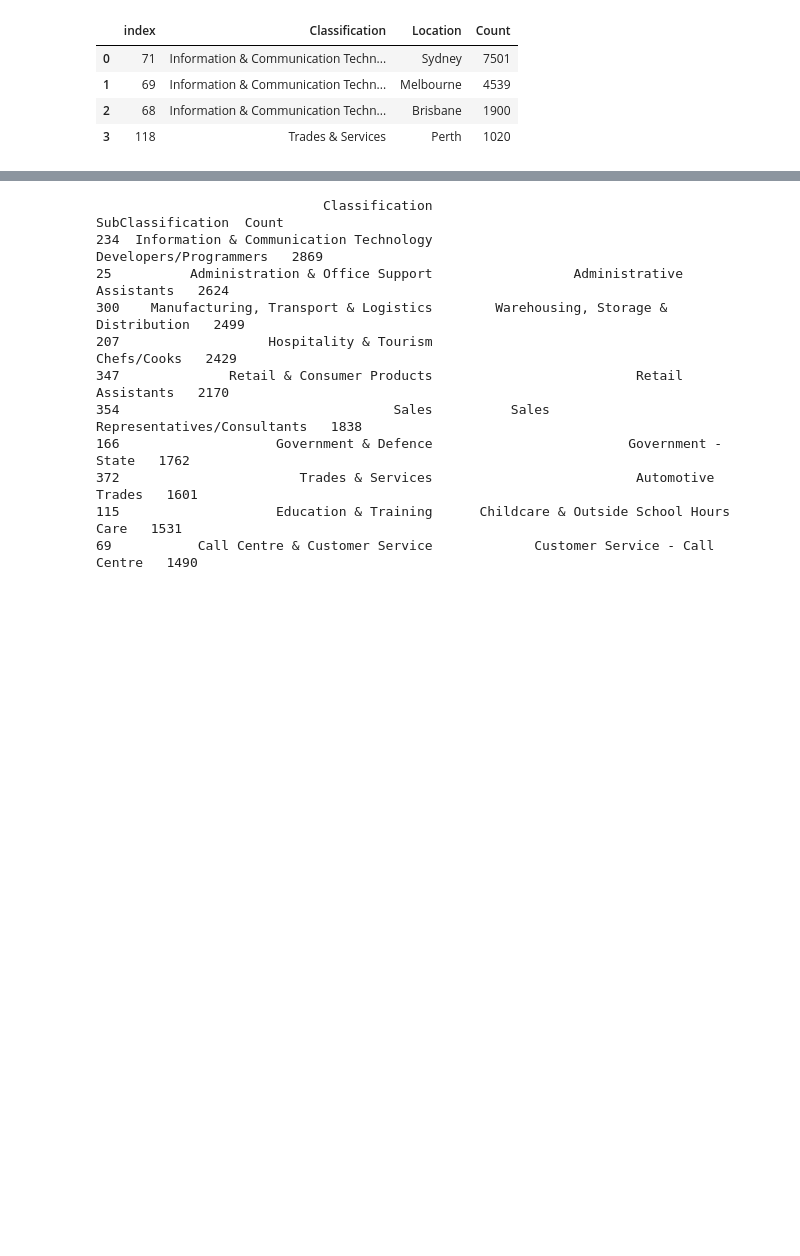
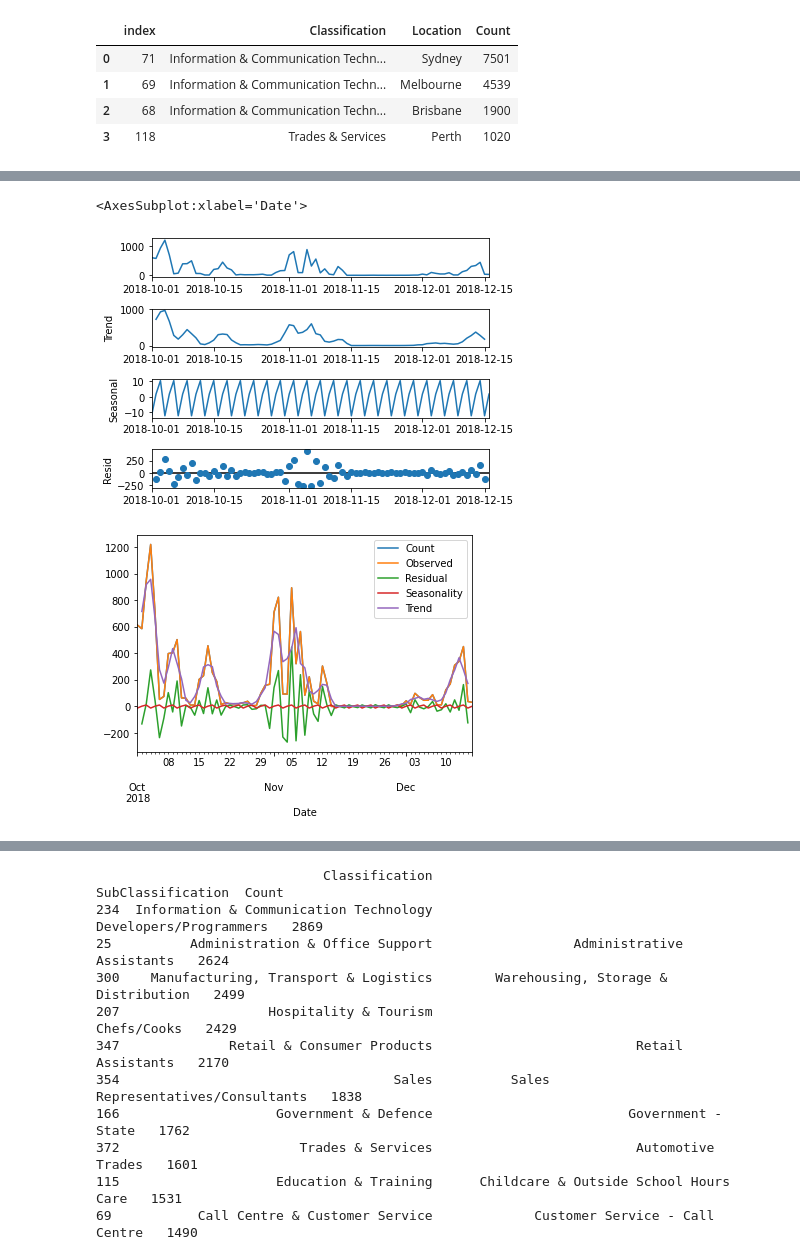
Before and after one commit to WTW257/s5132262_3803ICT, a Jupyter notebook: Assignment.ipynb, the cells around one changed output, grey strips where cells are left out. Cells and saved outputs as stored; diff of their text form; code cells hidden in the pictures; blank space fills up the shorter version.

```diff
--- a/Assignment.ipynb
+++ b/Assignment.ipynb
@@ -305,2 +308,55 @@ Name: Count, dtype: int64
 <AxesSubplot:title={'center':'Job postings per date'}, xlabel='Date', ylabel='Number of job postings'>
 [figure]
+# %%
+# Based on posting pattern - Use the predictive analysis - time series model to get current seasonality and trend
+from datetime import datetime
+from statsmodels.tsa.seasonal import seasonal_decompose
+
+# create a function to set and sort the date index for calculating seasonality
+def date_index(df_input, variable='Date'):
+    # Copy original dataset
+    df = df_input.copy()
+
+    # Change the data type of the variable/column to datetime if not done already
+    df[variable] = pd.to_datetime(df[variable])
+
+    # Sort values and index according to their value and index
+    df.sort_values(variable, inplace=True)
+    df.set_index(variable, inplace=True)
+
+    # Returned converted, indexed, and sorted data
+    return df
+
+# Function to combine the seasonal decomposition and data -> returns the observed, residual, seasonality, and trend of data
+def combine_sd_ts(df, season_df):
+    df['Observed'] = season_df.observed
+    df['Residual'] = season_df.resid
+    df['Seasonality'] = season_df.seasonal
+    df['Trend'] = season_df.trend
+
+# Load data and convert to date time
+data6c = data[['Date']].copy()
+data6c['Date'] = pd.to_datetime(data6c['Date'])
+
+# Create time series version fo the data
+data6ts = data6c.groupby(['Date']).size().reset_index().rename(columns={0:'Count'}).sort_values(by=['Date'], ascending=True)
+
+# Normalize count as the different months have different days
+data6ts['Count'] = data6ts['Count'] / pd.to_datetime(data6ts['Date']).dt.day
+
+# Index the data
+data6ts = date_index(data6ts, 'Date')
+
+# Get seasonal decomposition
+data6sd = seasonal_decompose(data6ts, period = 3)
+# Plot the seasonal decomposition showing trend, seasonality and residual individually
+data6sd.plot()
+
+# Combine all displays of the data into one dataset
+combine_sd_ts(data6ts, data6sd)
+# Display final plot
+data6ts.plot()
+# %% [output]
+<AxesSubplot:xlabel='Date'>
+[figure, added]
+[figure, added]
```
Also changed, not shown: parts of 16 cells of this notebook.
